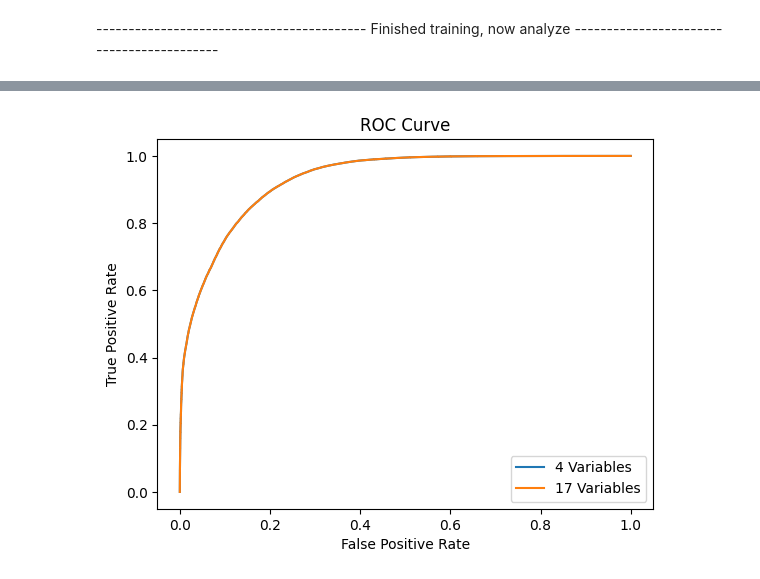
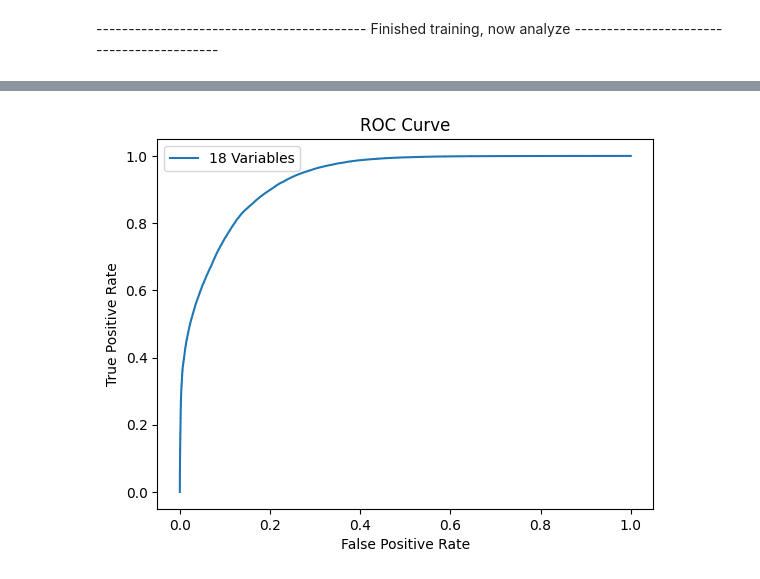
Before and after one commit to GitGup/ATLAS_DNN, a Jupyter notebook: MC_DNN.ipynb, the cells around one changed output, grey strips where cells are left out. Cells and saved outputs as stored; diff of their text form; code cells hidden in the pictures.

```diff
--- a/MC_DNN.ipynb
+++ b/MC_DNN.ipynb
@@ -921,20 +907,17 @@ plt.show()
 # %%
 # Get true labels and predicted probabilities
 y_true = list(y_test)
 y_pred = predictions_both
-y_pred1 = predictions_both1
 
 # Calculate TPR and FPR for different threshold values
 fpr, tpr, thresholds = roc_curve(y_true, y_pred)
-fpr1, tpr1, thresholds1 = roc_curve(y_true, y_pred1)
 
 # Plot ROC curve
-plt.plot(fpr, tpr, label = "4 Variables")
-plt.plot(fpr1, tpr1, label = "17 Variables")
+plt.plot(fpr, tpr, label = "{} Variables".format(len(training_columns)))
 plt.xlabel('False Positive Rate')
 plt.ylabel('True Positive Rate')
 plt.legend()
 plt.title('ROC Curve')
 plt.show()
 # %% [output]
-[figure, old version]
+[figure, new version]
```
Also changed, not shown: parts of 12 cells of this notebook.
